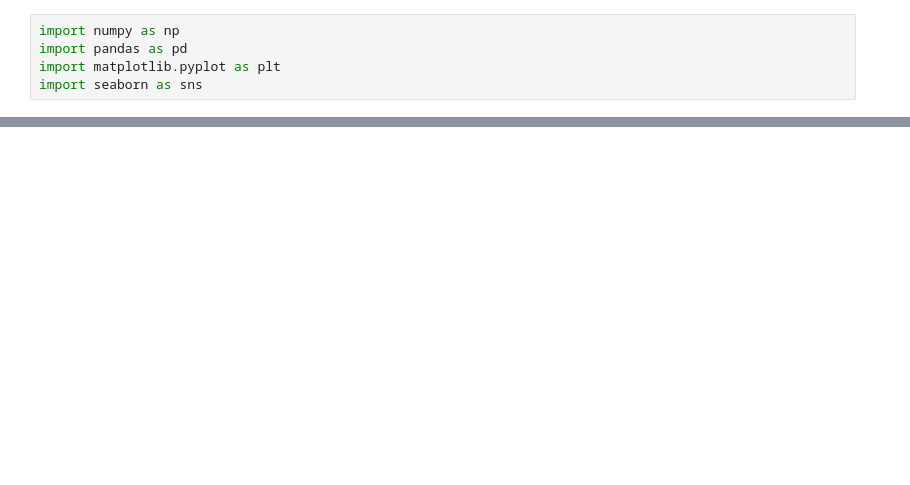
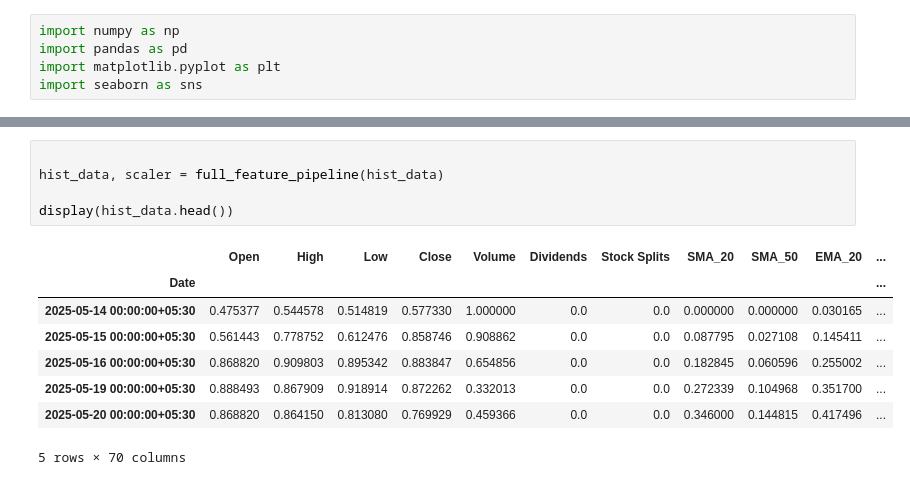
Before and after one commit to Swagat1342/Enhanced-Stock-Prediction-System-with-Risk-Management, a Jupyter notebook: Untitled5.ipynb, the cells around one changed output, grey strips where cells are left out. Drawn from its saved outputs; the diff is of its cells as text; blank space fills up the shorter version.

```diff
--- a/Untitled5.ipynb
+++ b/Untitled5.ipynb
@@ -167,4 +176,18 @@ def full_feature_pipeline(data):
     return data, scaler
+# %%
+
+hist_data, scaler = full_feature_pipeline(hist_data)
+
+display(hist_data.head())
+# %% [output]
+|  | Open | High | Low | Close | Volume | Dividends | Stock Splits | SMA_20 | SMA_50 | EMA_20 | ... |
+| Date |  |  |  |  |  |  |  |  |  |  | ... |
+| 2025-05-14 00:00:00+05:30 | 0.475377 | 0.544578 | 0.514819 | 0.577330 | 1.000000 | 0.0 | 0.0 | 0.000000 | 0.000000 | 0.030165 | ... |
+| 2025-05-15 00:00:00+05:30 | 0.561443 | 0.778752 | 0.612476 | 0.858746 | 0.908862 | 0.0 | 0.0 | 0.087795 | 0.027108 | 0.145411 | ... |
+| 2025-05-16 00:00:00+05:30 | 0.868820 | 0.909803 | 0.895342 | 0.883847 | 0.654856 | 0.0 | 0.0 | 0.182845 | 0.060596 | 0.255002 | ... |
+| 2025-05-19 00:00:00+05:30 | 0.888493 | 0.867909 | 0.918914 | 0.872262 | 0.332013 | 0.0 | 0.0 | 0.272339 | 0.104968 | 0.351700 | ... |
+| 2025-05-20 00:00:00+05:30 | 0.868820 | 0.864150 | 0.813080 | 0.769929 | 0.459366 | 0.0 | 0.0 | 0.346000 | 0.144815 | 0.417496 | ... |
+5 rows × 70 columns
 # %%
 hist_data, scaler = full_feature_pipeline(hist_data)
 
```
Also changed, not shown: parts of 4 cells of this notebook.
